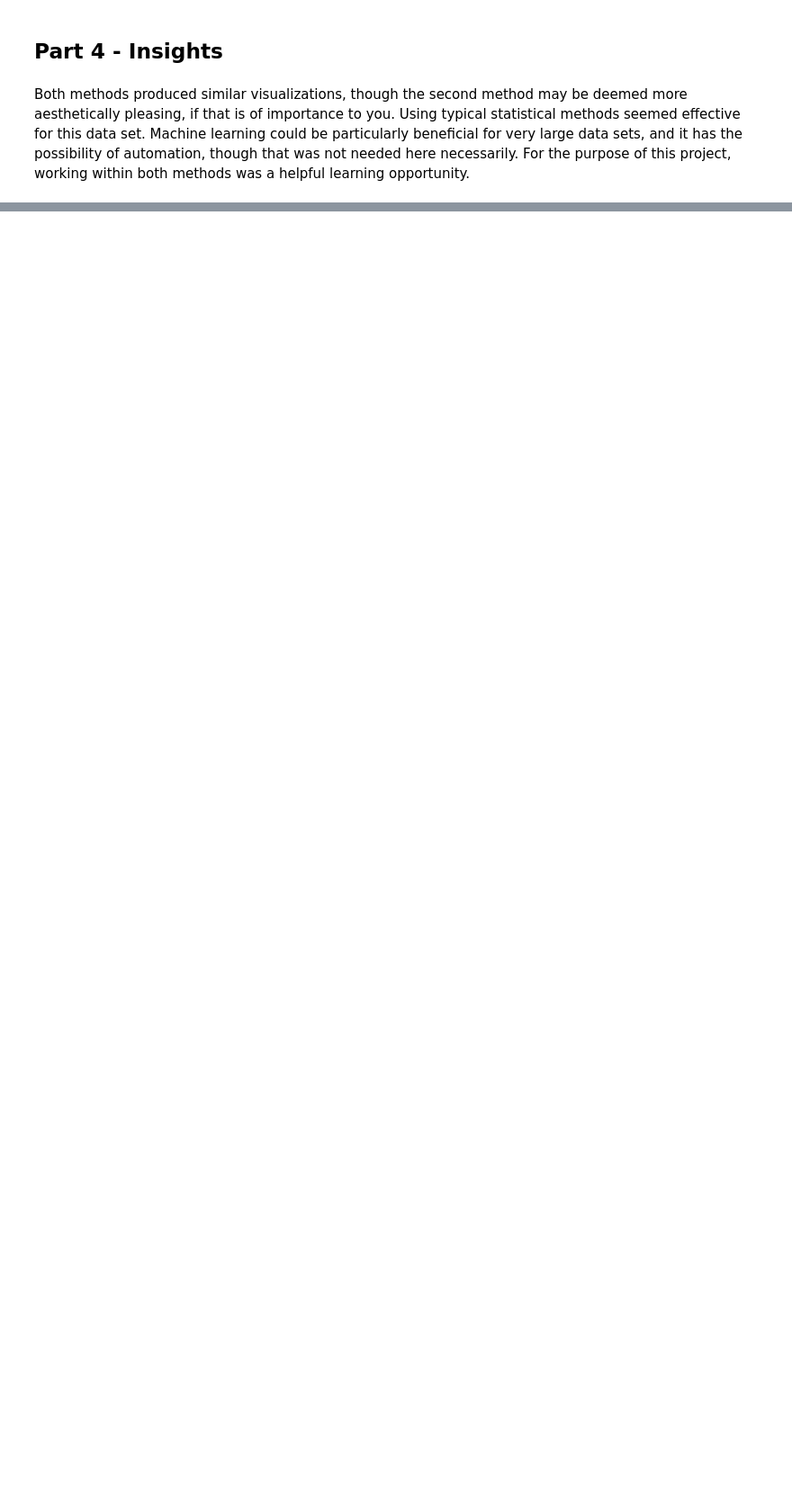
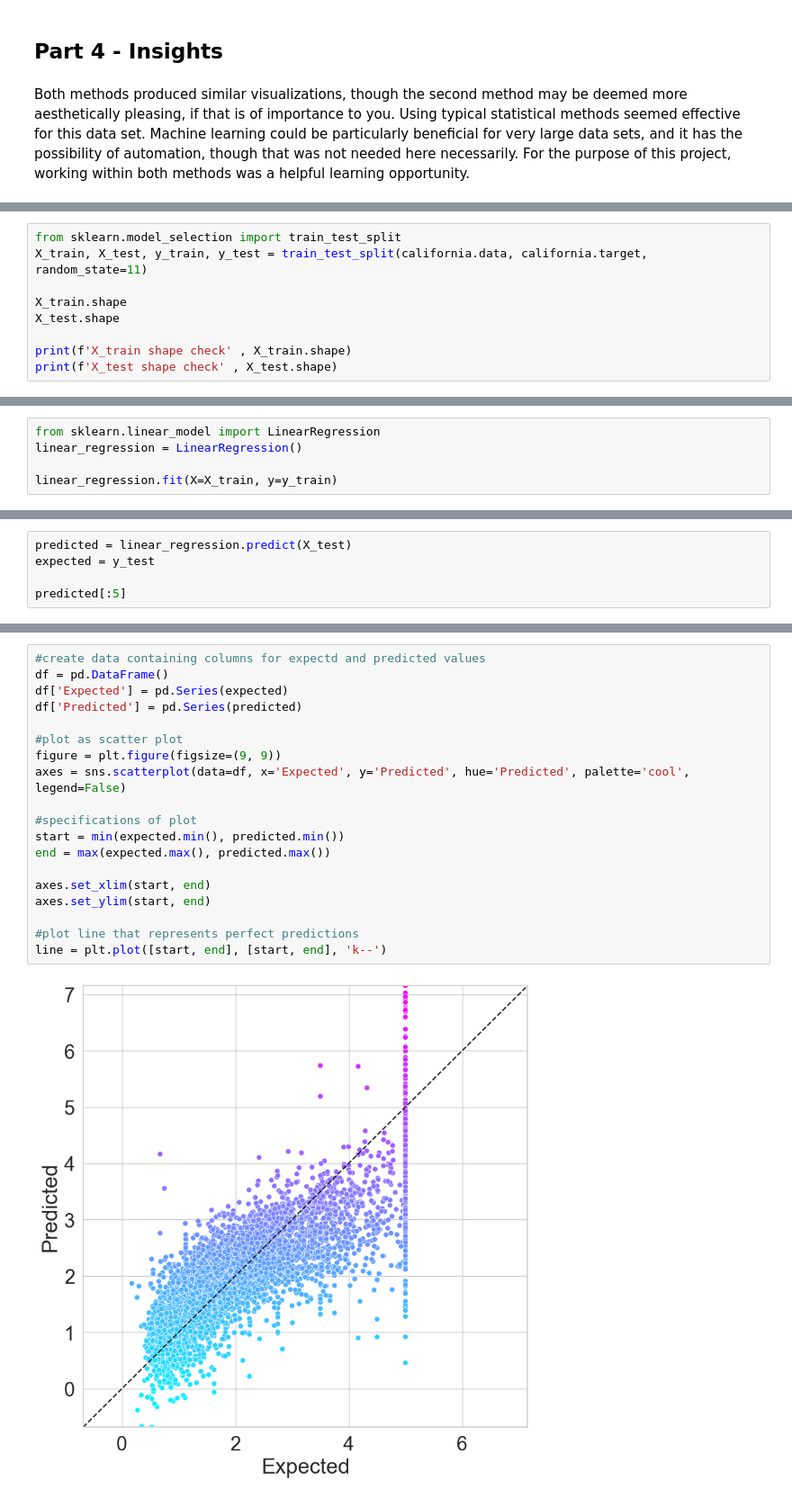
Before and after one commit to meldstonerogers/datafun-07-ml, a Jupyter notebook: melissastonerogers_ml.ipynb, the cells around one changed output, grey strips where cells are left out. Shown at 90% size. Drawn from its saved outputs; the diff is of its cells as text; blank space fills up the shorter version.

```diff
--- a/melissastonerogers_ml.ipynb
+++ b/melissastonerogers_ml.ipynb
@@ -214,0 +331,9 @@ Both methods produced similar visualizations, though the second method may be de
+# %%
+from sklearn.model_selection import train_test_split
+X_train, X_test, y_train, y_test = train_test_split(california.data, california.target, random_state=11)
+
+X_train.shape
+X_test.shape
+
+print(f'X_train shape check' , X_train.shape)
+print(f'X_test shape check' , X_test.shape)
@@ -214,0 +345,5 @@ Both methods produced similar visualizations, though the second method may be de
+# %%
+from sklearn.linear_model import LinearRegression
+linear_regression = LinearRegression()
+
+linear_regression.fit(X=X_train, y=y_train)
@@ -214,0 +373,5 @@ Both methods produced similar visualizations, though the second method may be de
+# %%
+predicted = linear_regression.predict(X_test)
+expected = y_test
+
+predicted[:5]
@@ -214,0 +386,21 @@ Both methods produced similar visualizations, though the second method may be de
+# %%
+#create data containing columns for expectd and predicted values
+df = pd.DataFrame()
+df['Expected'] = pd.Series(expected)
+df['Predicted'] = pd.Series(predicted)
+
+#plot as scatter plot
+figure = plt.figure(figsize=(9, 9))
+axes = sns.scatterplot(data=df, x='Expected', y='Predicted', hue='Predicted', palette='cool', legend=False)
+
+#specifications of plot
+start = min(expected.min(), predicted.min())
+end = max(expected.max(), predicted.max())
+
+axes.set_xlim(start, end)
+axes.set_ylim(start, end)
+
+#plot line that represents perfect predictions
+line = plt.plot([start, end], [start, end], 'k--')
+# %% [output]
+[figure, added]
```
Also changed, not shown: parts of 35 cells of this notebook, 1 other file.
